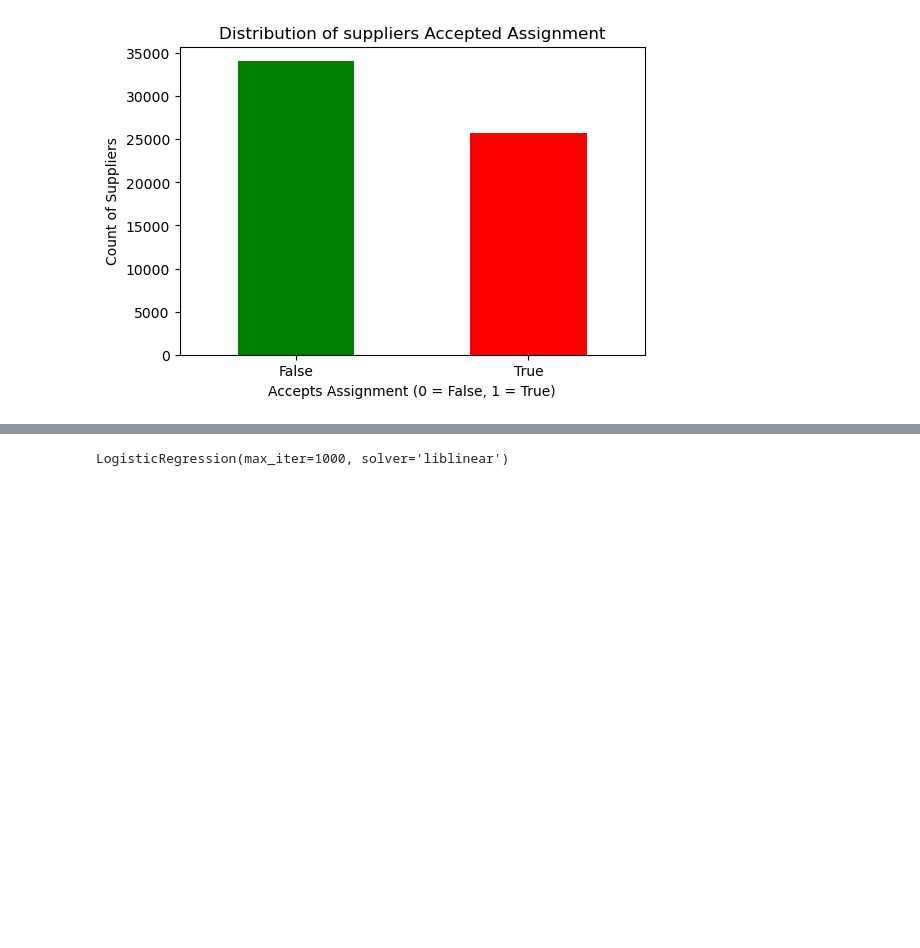
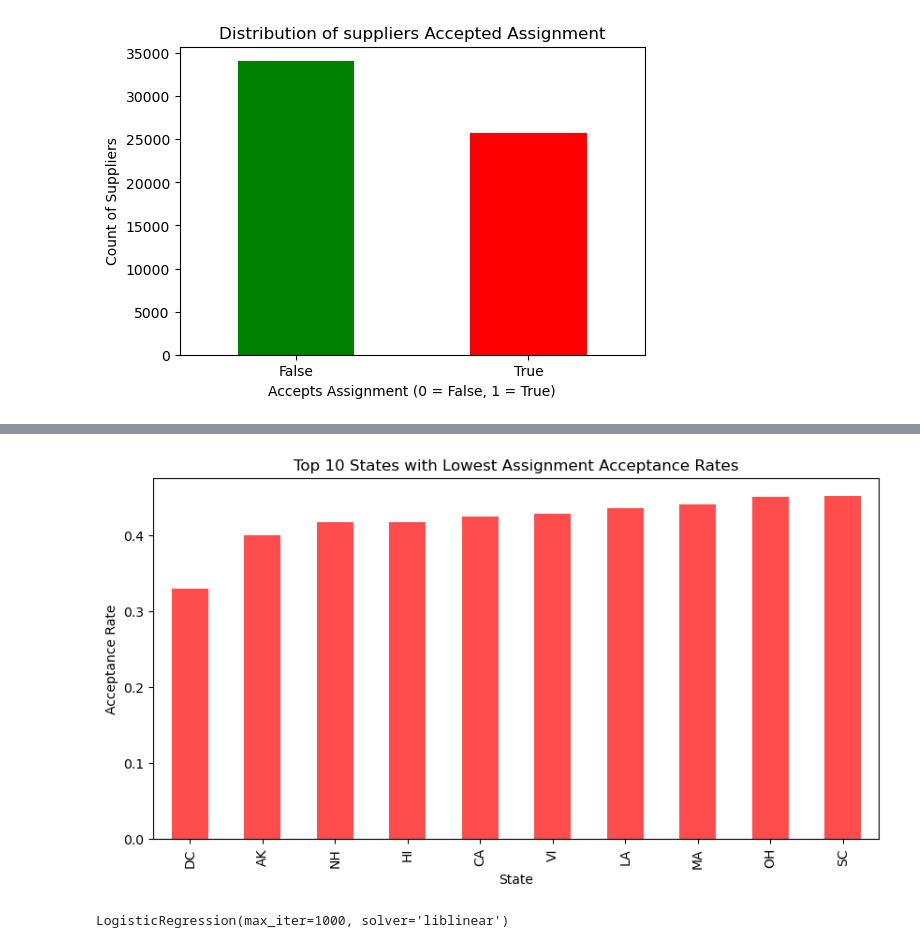
Before and after one commit to Stanlee86/Accepts-Assignment-, a Jupyter notebook: blog/blogproject.ipynb, the cells around one changed output, grey strips where cells are left out. Drawn from its saved outputs; the diff is of its cells as text; code cells hidden in the pictures; blank space fills up the shorter version.

```diff
--- a/blog/blogproject.ipynb
+++ b/blog/blogproject.ipynb
@@ -58,3 +75,15 @@ plt.show()
+# %%
+# Top 10 States with Lowest Assignment Acceptance Rates
+plt.figure(figsize=(10, 5))
+bottom_states.plot(kind="bar", color="red", alpha=0.7)
+plt.xlabel("State")
+plt.ylabel("Acceptance Rate")
+plt.title("Top 10 States with Lowest Assignment Acceptance Rates")
+plt.xticks(rotation=90)
+plt.savefig("bottom10.png", dpi=300, bbox_inches="tight")
+plt.show()
+# %% [output]
+[figure, added]
 # %%
 # selecting independent variables
 features = ["practicezip9code", "practicestate", "latitude", "longitude", "specialitieslist",
```
Also changed, not shown: parts of 4 cells of this notebook.
